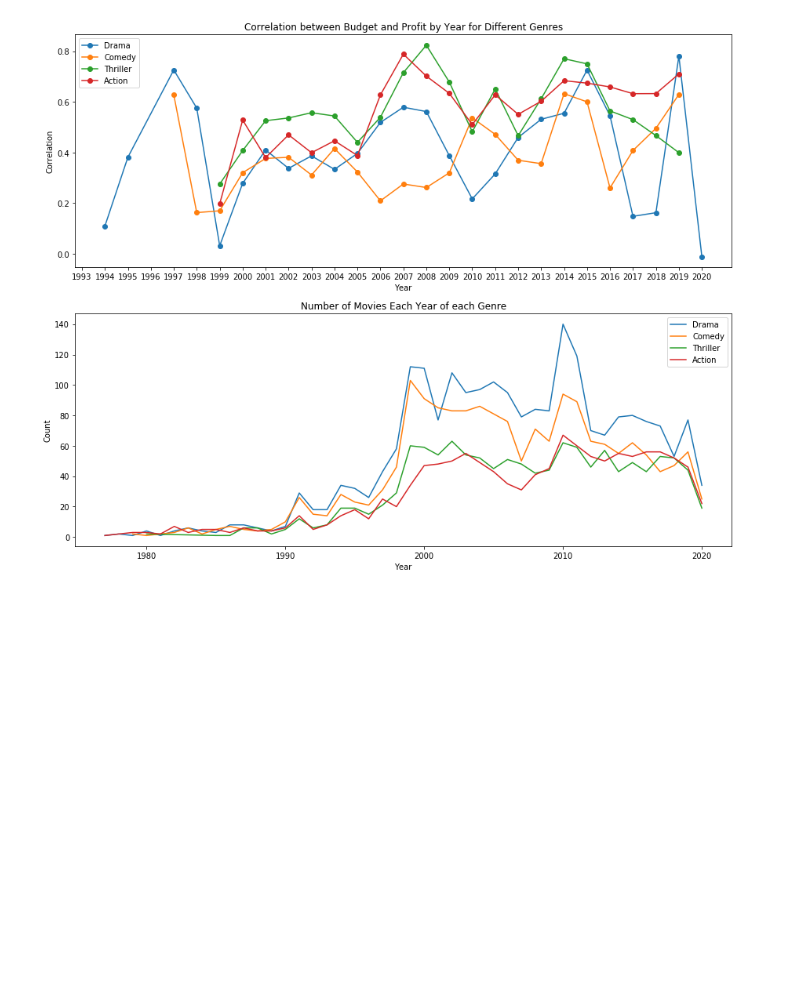
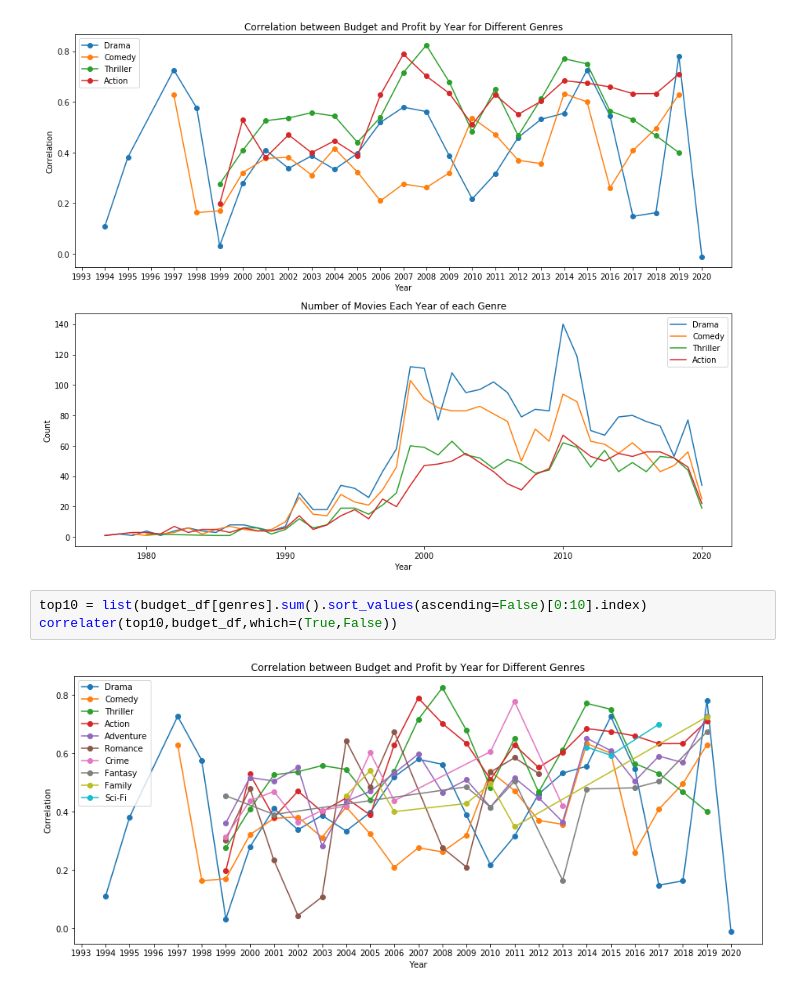
Before and after one commit to Sonora27/movie-data-project, a Jupyter notebook: eda.ipynb, the cells around one changed output. Cells and saved outputs as stored; diff of their text form; blank space fills up the shorter version.

```diff
--- a/eda.ipynb
+++ b/eda.ipynb
@@ -240,3 +245,8 @@ top4 = list(budget_df[genres].sum().sort_values(ascending=False)[0:4].index)
 correlater(top4,budget_df)
 # %% [output]
 [figure]
+# %%
+top10 = list(budget_df[genres].sum().sort_values(ascending=False)[0:10].index)
+correlater(top10,budget_df,which=(True,False))
+# %% [output]
+[figure, added]
```
Also changed, not shown: parts of 2 cells of this notebook, 3 other files.
